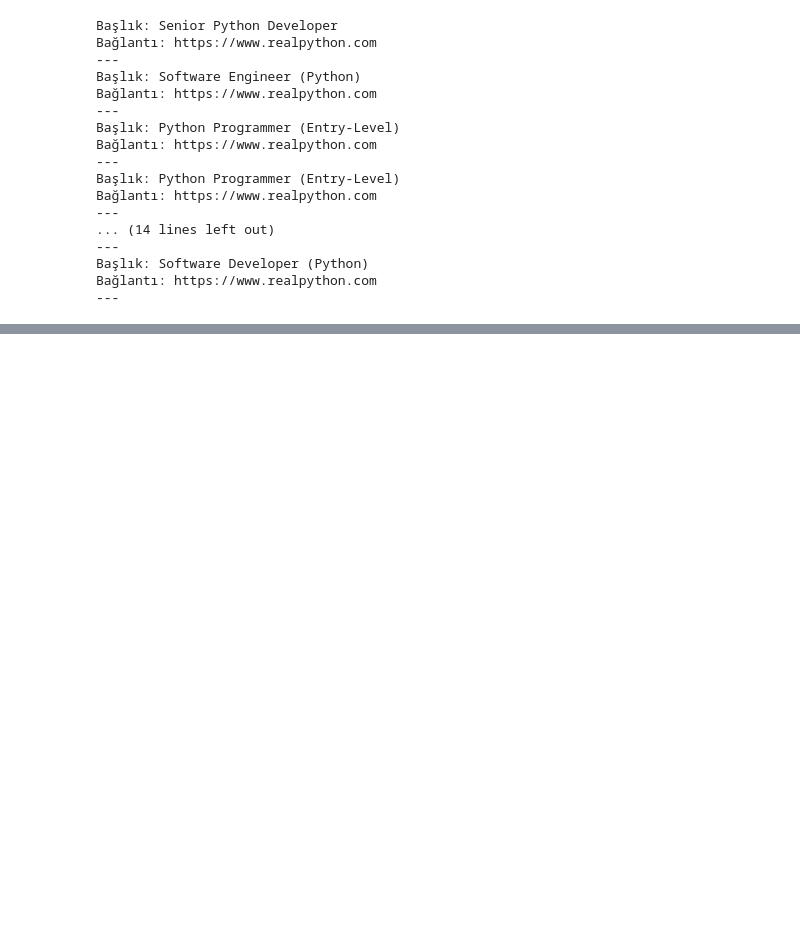
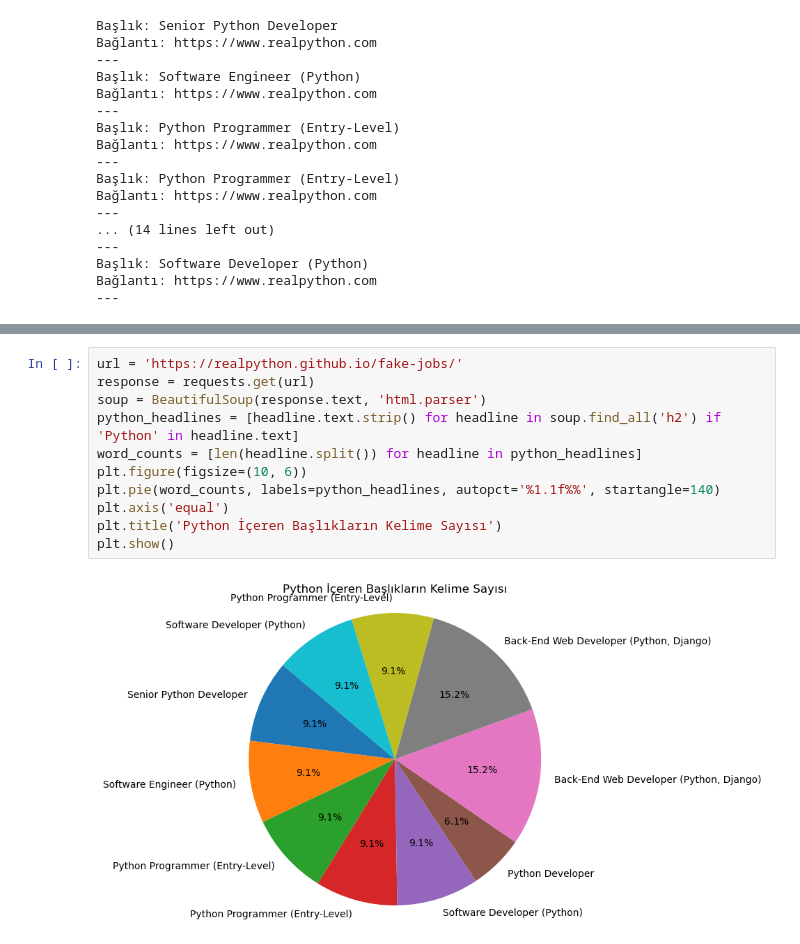
Before and after one commit to yldrmgaye/gayesu, a Jupyter notebook: 4-week-studies-1.ipynb, the cells around one changed output, grey strips where cells are left out. Cells and saved outputs as stored; diff of their text form; blank space fills up the shorter version.

```diff
--- a/4-week-studies-1.ipynb
+++ b/4-week-studies-1.ipynb
@@ -163,0 +197,13 @@ Bağlantı: https://www.realpython.com
+# %%
+url = 'https://realpython.github.io/fake-jobs/'
+response = requests.get(url)
+soup = BeautifulSoup(response.text, 'html.parser')
+python_headlines = [headline.text.strip() for headline in soup.find_all('h2') if 'Python' in headline.text]
+word_counts = [len(headline.split()) for headline in python_headlines]
+plt.figure(figsize=(10, 6))
+plt.pie(word_counts, labels=python_headlines, autopct='%1.1f%%', startangle=140)
+plt.axis('equal')
+plt.title('Python İçeren Başlıkların Kelime Sayısı')
+plt.show()
+# %% [output]
+[figure, added]
```
Also changed, not shown: parts of 6 cells of this notebook.
